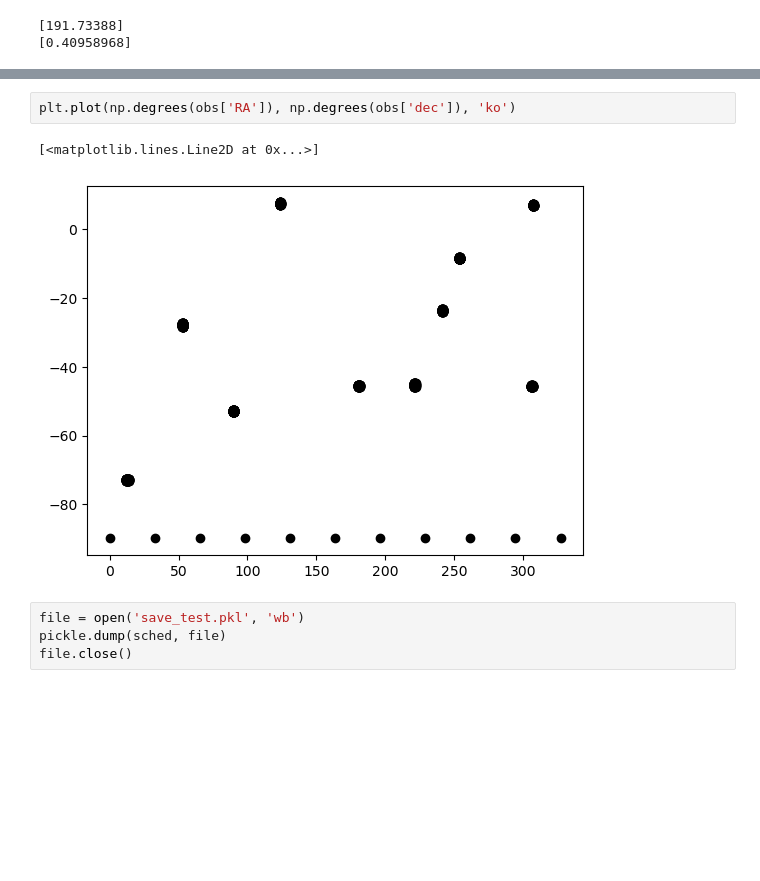
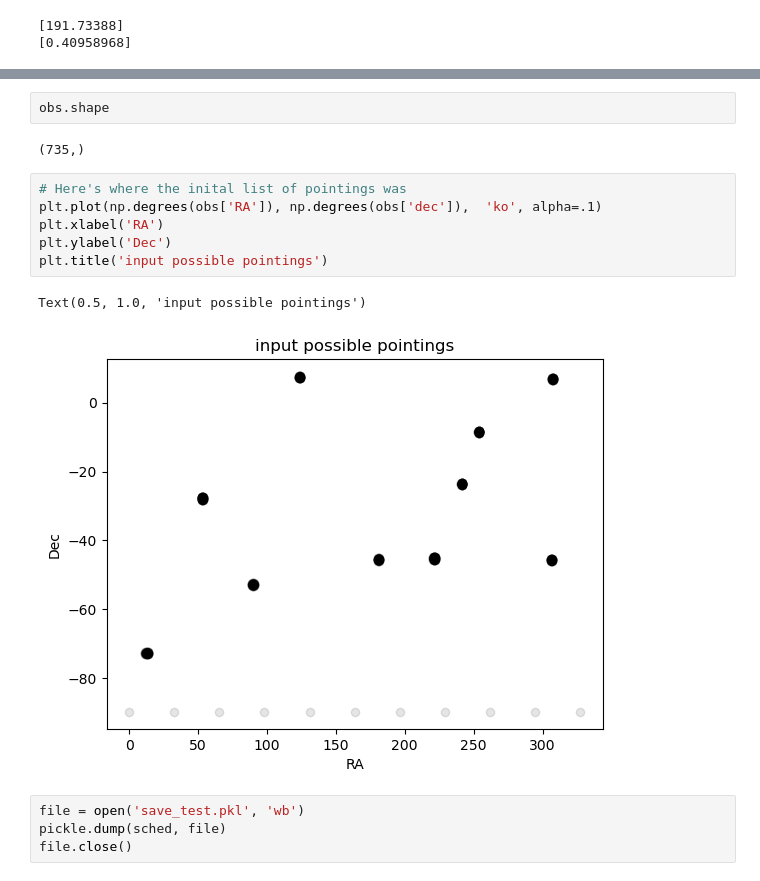
Before and after one commit to yoachim/22_Scratch, a Jupyter notebook: auxTel_test/new_aux.ipynb, the cells around one changed output, grey strips where cells are left out. Drawn from its saved outputs; the diff is of its cells as text; blank space fills up the shorter version.

```diff
--- a/auxTel_test/new_aux.ipynb
+++ b/auxTel_test/new_aux.ipynb
@@ -86,9 +90,17 @@ Completed 1249 observations
 ran in 0 min = 0.0 hours
+# %%
+obs.shape
+# %% [output]
+(735,)
 # %%
-plt.plot(np.degrees(obs['RA']), np.degrees(obs['dec']), 'ko')
+# Here's where the inital list of pointings was
+plt.plot(np.degrees(obs['RA']), np.degrees(obs['dec']),  'ko', alpha=.1)
+plt.xlabel('RA')
+plt.ylabel('Dec')
+plt.title('input possible pointings')
 # %% [output]
-[<matplotlib.lines.Line2D at 0x...>]
+Text(0.5, 1.0, 'input possible pointings')
-[figure, old version]
+[figure, new version]
 # %%
 file = open('save_test.pkl', 'wb')
 pickle.dump(sched, file)
```
Also changed, not shown: parts of 11 cells of this notebook, 1 other file.
